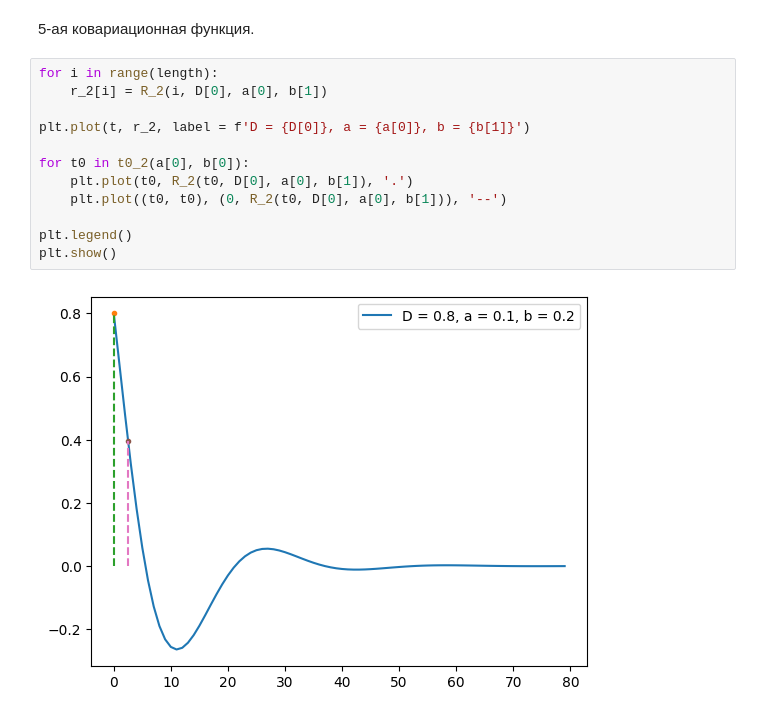
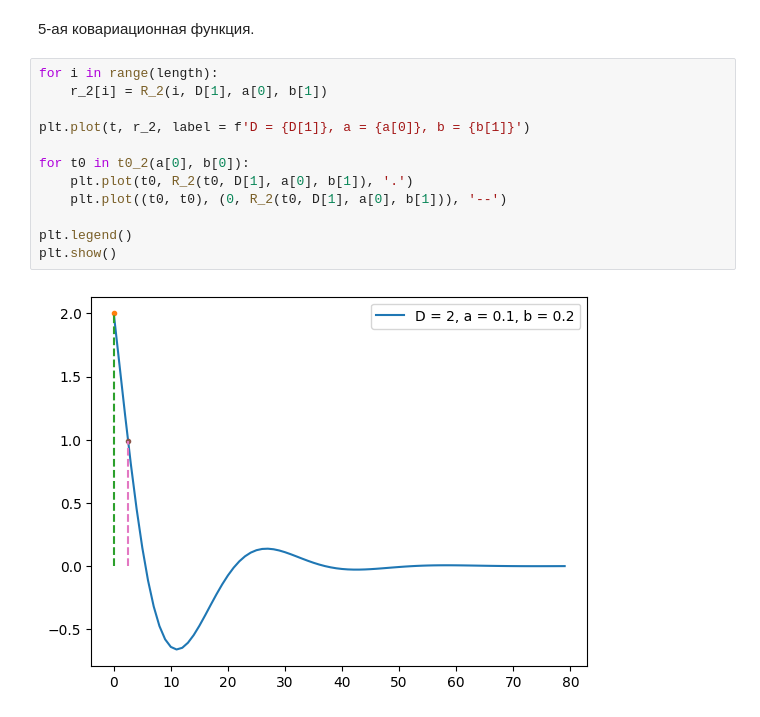
Before and after one commit to feelitbreak/data-analysis, a Jupyter notebook: lab2/mmda2.ipynb, the cells around one changed output. Cells and saved outputs as stored; diff of their text form.

```diff
--- a/lab2/mmda2.ipynb
+++ b/lab2/mmda2.ipynb
@@ -154,15 +154,15 @@ plt.show()
 5-ая ковариационная функция.
 # %%
 for i in range(length):
-    r_2[i] = R_2(i, D[0], a[0], b[1])
+    r_2[i] = R_2(i, D[1], a[0], b[1])
 
-plt.plot(t, r_2, label = f'D = {D[0]}, a = {a[0]}, b = {b[1]}')
+plt.plot(t, r_2, label = f'D = {D[1]}, a = {a[0]}, b = {b[1]}')
 
 for t0 in t0_2(a[0], b[0]):
-    plt.plot(t0, R_2(t0, D[0], a[0], b[1]), '.')
-    plt.plot((t0, t0), (0, R_2(t0, D[0], a[0], b[1])), '--')
+    plt.plot(t0, R_2(t0, D[1], a[0], b[1]), '.')
+    plt.plot((t0, t0), (0, R_2(t0, D[1], a[0], b[1])), '--')
 
 plt.legend()
 plt.show()
 # %% [output]
-[figure, old version]
+[figure, new version]
```
